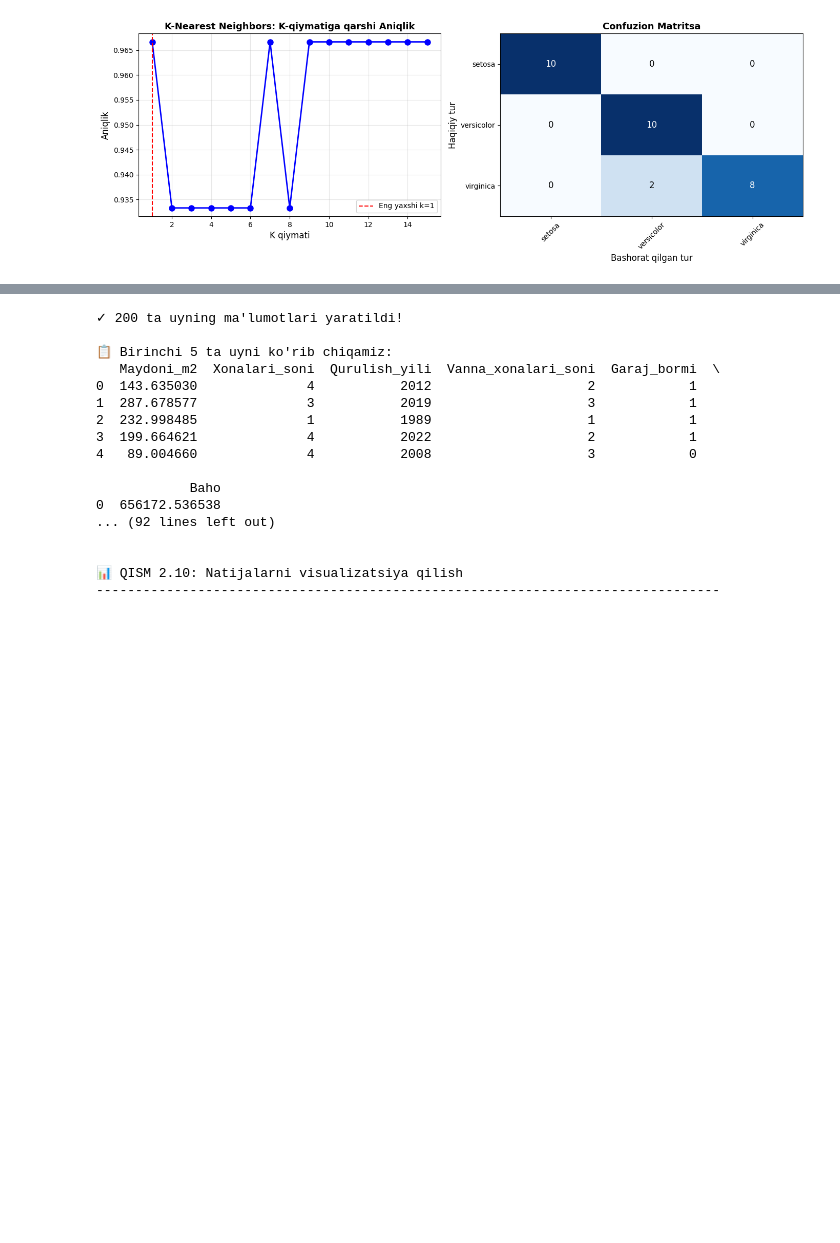
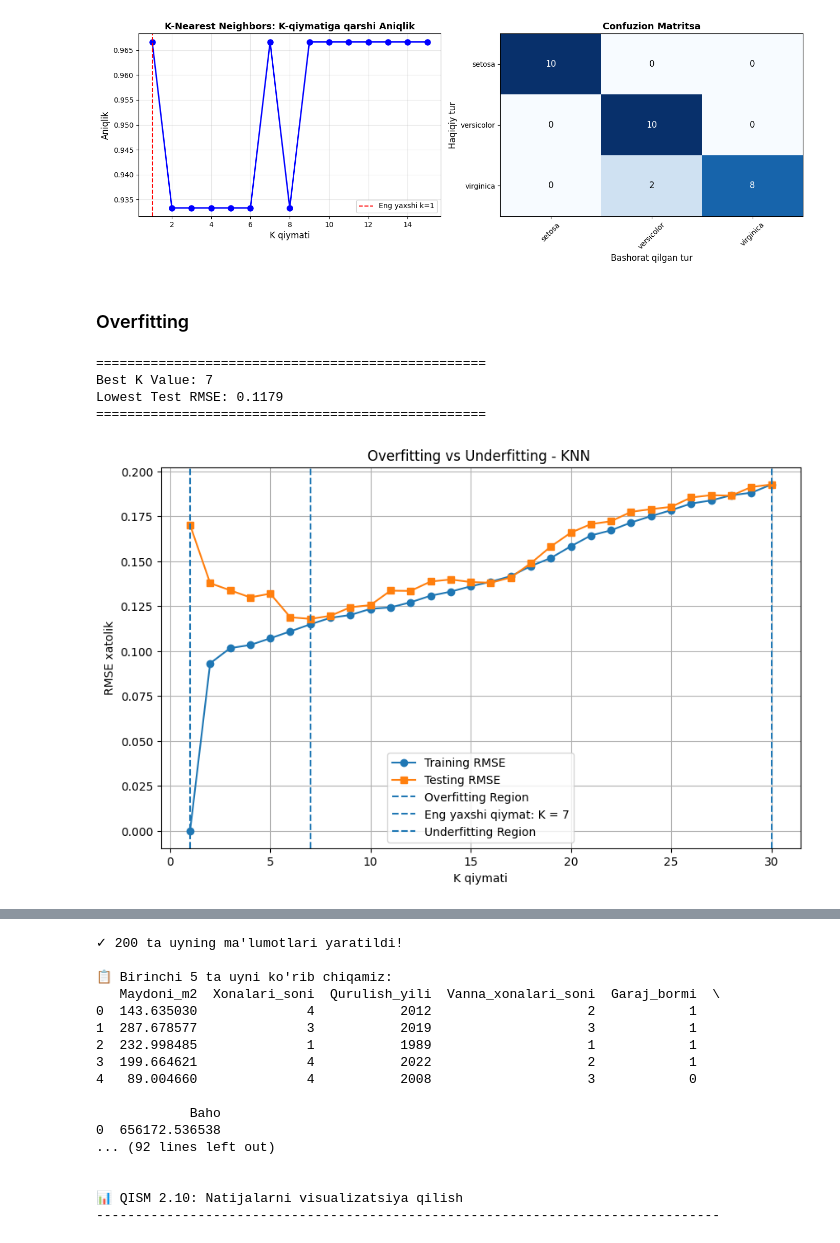
Before and after one commit to fartech00/01, a Jupyter notebook: 2026-KNN.ipynb, the cells around one changed output, grey strips where cells are left out. Cells and saved outputs as stored; diff of their text form; code cells hidden in the pictures; blank space fills up the shorter version.

```diff
--- a/2026-KNN.ipynb
+++ b/2026-KNN.ipynb
@@ -817,3 +816,5 @@ plt.savefig('/tmp/iris_classification.png', dpi=100, bbox_inches='tight')
     versicolor: 1.000
     virginica: 0.000
 [figure]
+# %% [markdown]
+### Overfitting
@@ -819,0 +901,19 @@ plt.savefig('/tmp/iris_classification.png', dpi=100, bbox_inches='tight')
+# %%
+
+# ==========================================================
+# 5. Eng yaxshi K-qiymatini topish
+# ==========================================================
+
+best_k = k_values[np.argmin(test_rmse)]
+best_rmse = min(test_rmse)
+
+print("=" * 50)
+print(f"Best K Value: {best_k}")
+print(f"Lowest Test RMSE: {best_rmse:.4f}")
+print("=" * 50)
+# %% [output]
+==================================================
+Best K Value: 7
+Lowest Test RMSE: 0.1179
+==================================================
+[figure, added]
```
Also changed, not shown: parts of 4 cells of this notebook.
